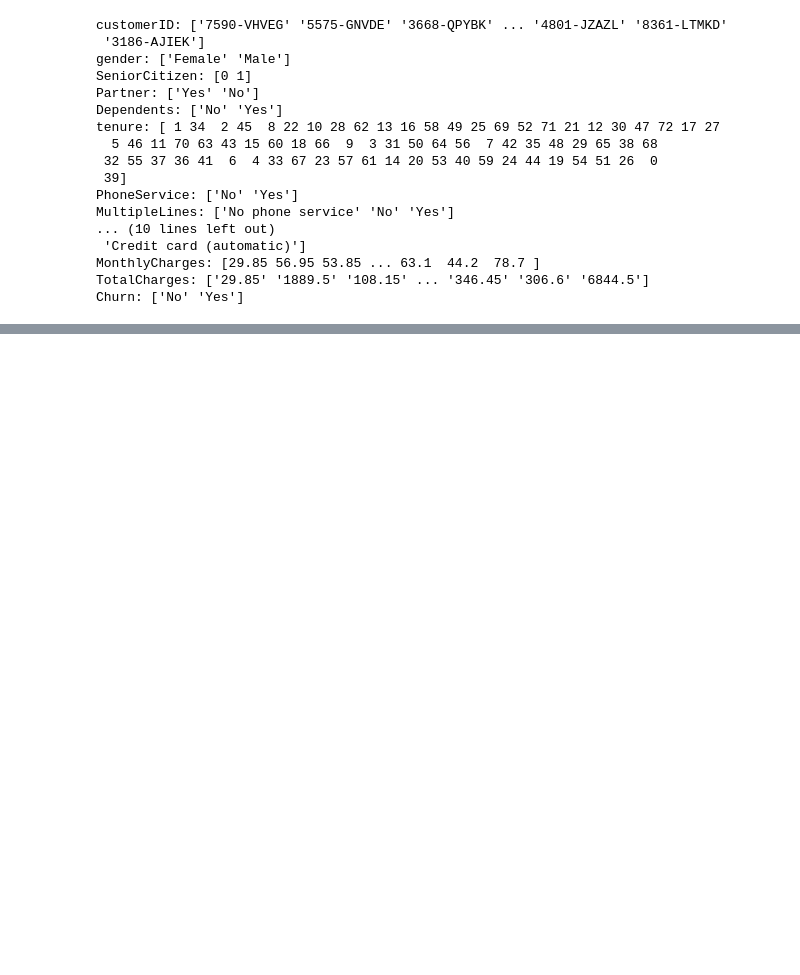
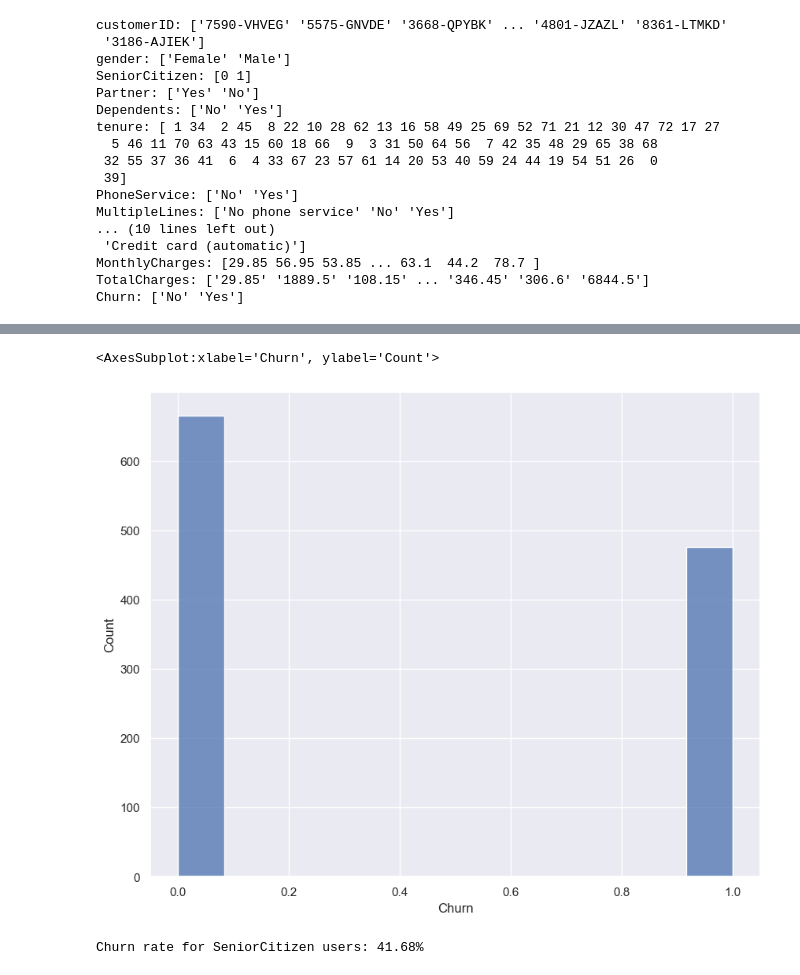
Before and after one commit to algerza/churn_prediction_model, a Jupyter notebook: 00_exploratory_data_analysis.ipynb, the cells around one changed output, grey strips where cells are left out. Cells and saved outputs as stored; diff of their text form; code cells hidden in the pictures; blank space fills up the shorter version.

```diff
--- a/00_exploratory_data_analysis.ipynb
+++ b/00_exploratory_data_analysis.ipynb
@@ -193,0 +430,22 @@ Therefore, it is recommended to scale or normalize your data before using it for
+# %%
+# Filter the dataset to include only SeniorCitizen users
+senior_users = df[df['SeniorCitizen'] == 1]
+
+# Plot the distribution of MonthlyCharges for SeniorCitizen users using a histogram
+sns.histplot(data=senior_users, x="Churn")
+# %% [output]
+<AxesSubplot:xlabel='Churn', ylabel='Count'>
+[figure, added]
+# %%
+# Calculate the total number of SeniorCitizen users
+total_seniors = df[df['SeniorCitizen'] == 1].shape[0]
+
+# Calculate the number of SeniorCitizen users who churned
+churned_seniors = df[(df['SeniorCitizen'] == 1) & (df['Churn'] == 1)].shape[0]
+
+# Calculate the churn rate for SeniorCitizen users
+senior_churn_rate = churned_seniors / total_seniors
+
+print("Churn rate for SeniorCitizen users: {:.2%}".format(senior_churn_rate))
+# %% [output]
+Churn rate for SeniorCitizen users: 41.68%
```
Also changed, not shown: parts of 45 cells of this notebook.
